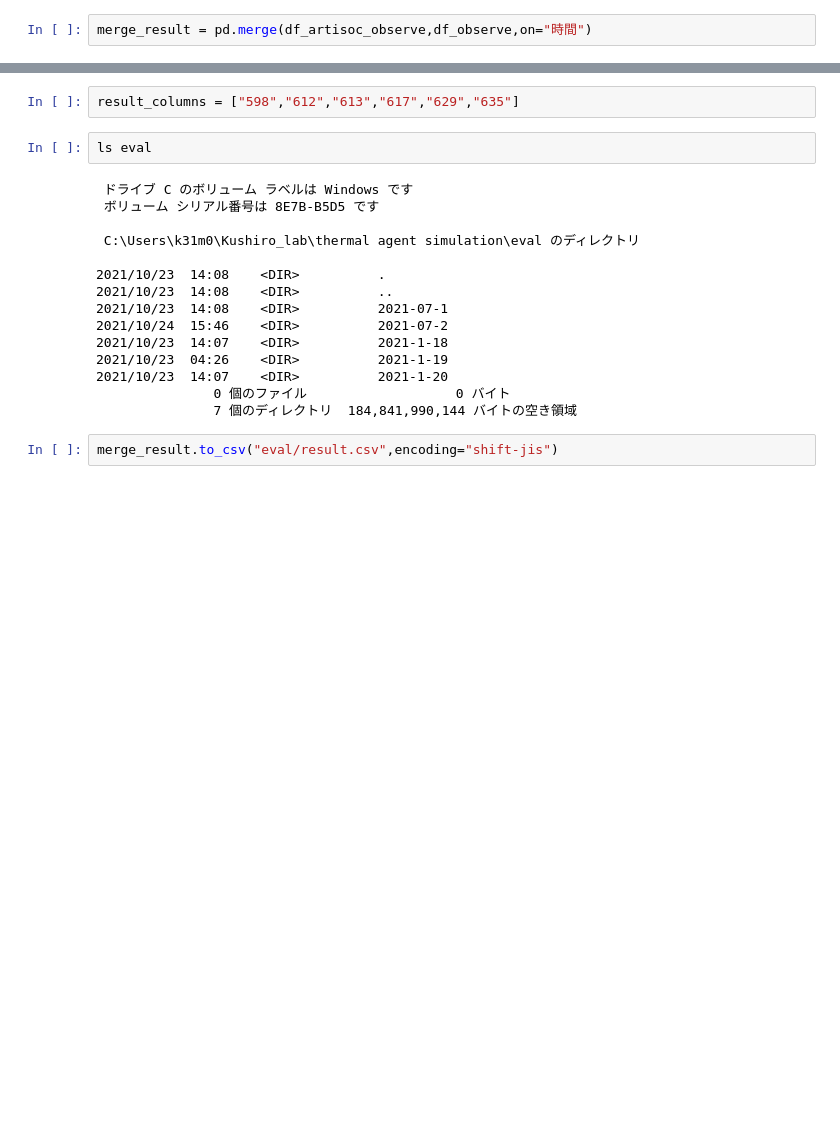
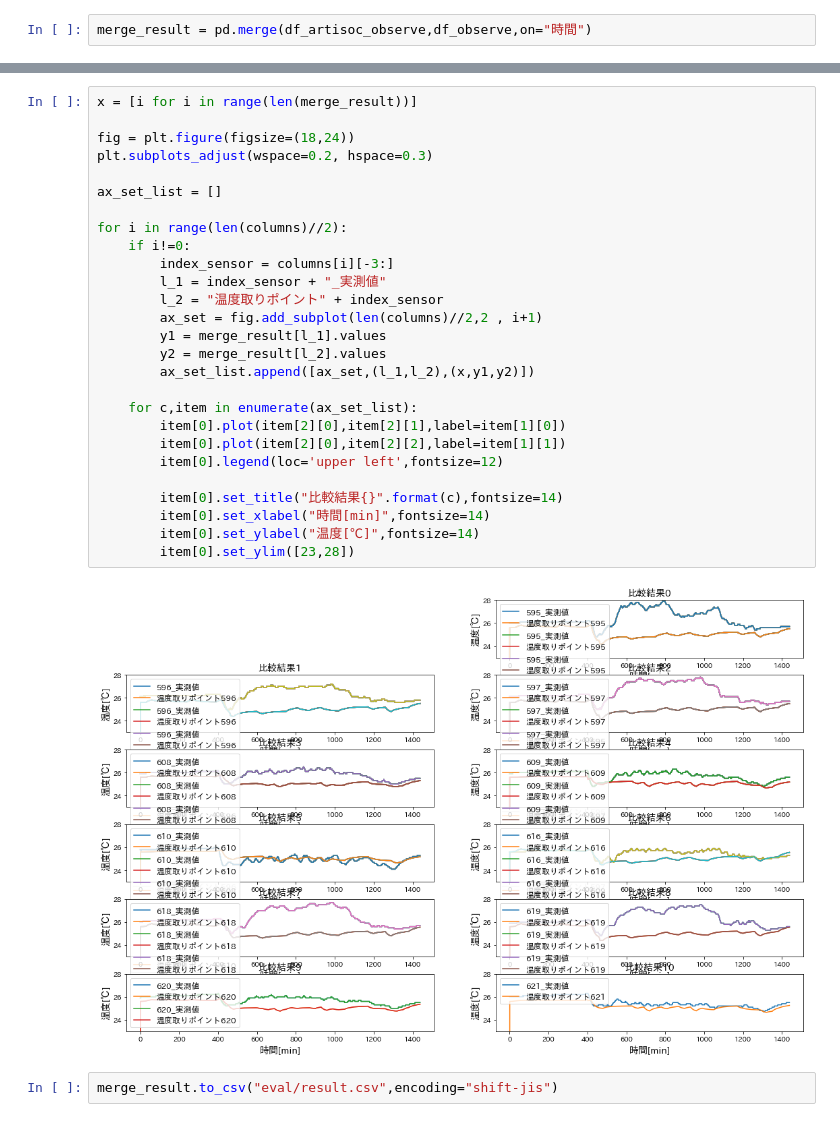
Before and after one commit to Kdy0115/agent-simulation-system, a Jupyter notebook: prototype.ipynb, the cells around one changed output, grey strips where cells are left out. Saved outputs shown, nothing was run; the diff lists cells and outputs as text; blank space fills up the shorter version.

```diff
--- a/prototype.ipynb
+++ b/prototype.ipynb
@@ -871,21 +918,31 @@ merge_result.head()
-# %%
-result_columns = ["598","612","613","617","629","635"]
-# %%
-ls eval
-# %% [output]
- ドライブ C のボリューム ラベルは Windows です
- ボリューム シリアル番号は 8E7B-B5D5 です
-
- C:\Users\k31m0\Kushiro_lab\thermal agent simulation\eval のディレクトリ
-
-2021/10/23  14:08    <DIR>          .
-2021/10/23  14:08    <DIR>          ..
-2021/10/23  14:08    <DIR>          2021-07-1
-2021/10/24  15:46    <DIR>          2021-07-2
-2021/10/23  14:07    <DIR>          2021-1-18
-2021/10/23  04:26    <DIR>          2021-1-19
-2021/10/23  14:07    <DIR>          2021-1-20
-               0 個のファイル                   0 バイト
-               7 個のディレクトリ  184,841,990,144 バイトの空き領域
+# %%
+x = [i for i in range(len(merge_result))]
+
+fig = plt.figure(figsize=(18,24))
+plt.subplots_adjust(wspace=0.2, hspace=0.3)
+
+ax_set_list = []
+
+for i in range(len(columns)//2):
+    if i!=0:
+        index_sensor = columns[i][-3:]
+        l_1 = index_sensor + "_実測値"
+        l_2 = "温度取りポイント" + index_sensor
+        ax_set = fig.add_subplot(len(columns)//2,2 , i+1)
+        y1 = merge_result[l_1].values
+        y2 = merge_result[l_2].values
+        ax_set_list.append([ax_set,(l_1,l_2),(x,y1,y2)])
+
+    for c,item in enumerate(ax_set_list):
+        item[0].plot(item[2][0],item[2][1],label=item[1][0])
+        item[0].plot(item[2][0],item[2][2],label=item[1][1])
+        item[0].legend(loc='upper left',fontsize=12)
+
+        item[0].set_title("比較結果{}".format(c),fontsize=14)
+        item[0].set_xlabel("時間[min]",fontsize=14)
+        item[0].set_ylabel("温度[℃]",fontsize=14)
+        item[0].set_ylim([23,28])
+# %% [output]
+[figure, added]
 # %%
 merge_result.to_csv("eval/result.csv",encoding="shift-jis")
```
Also changed, not shown: parts of 9 cells of this notebook.
